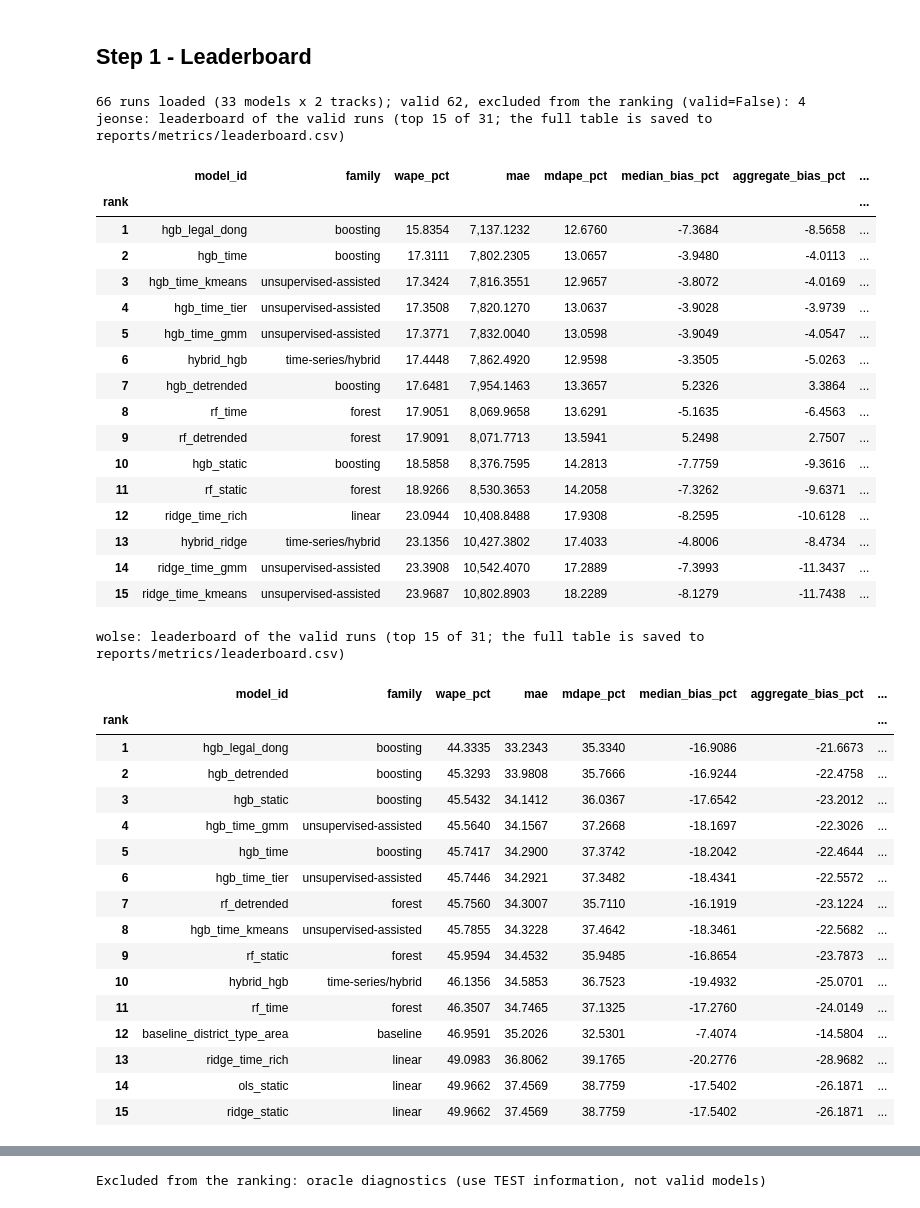
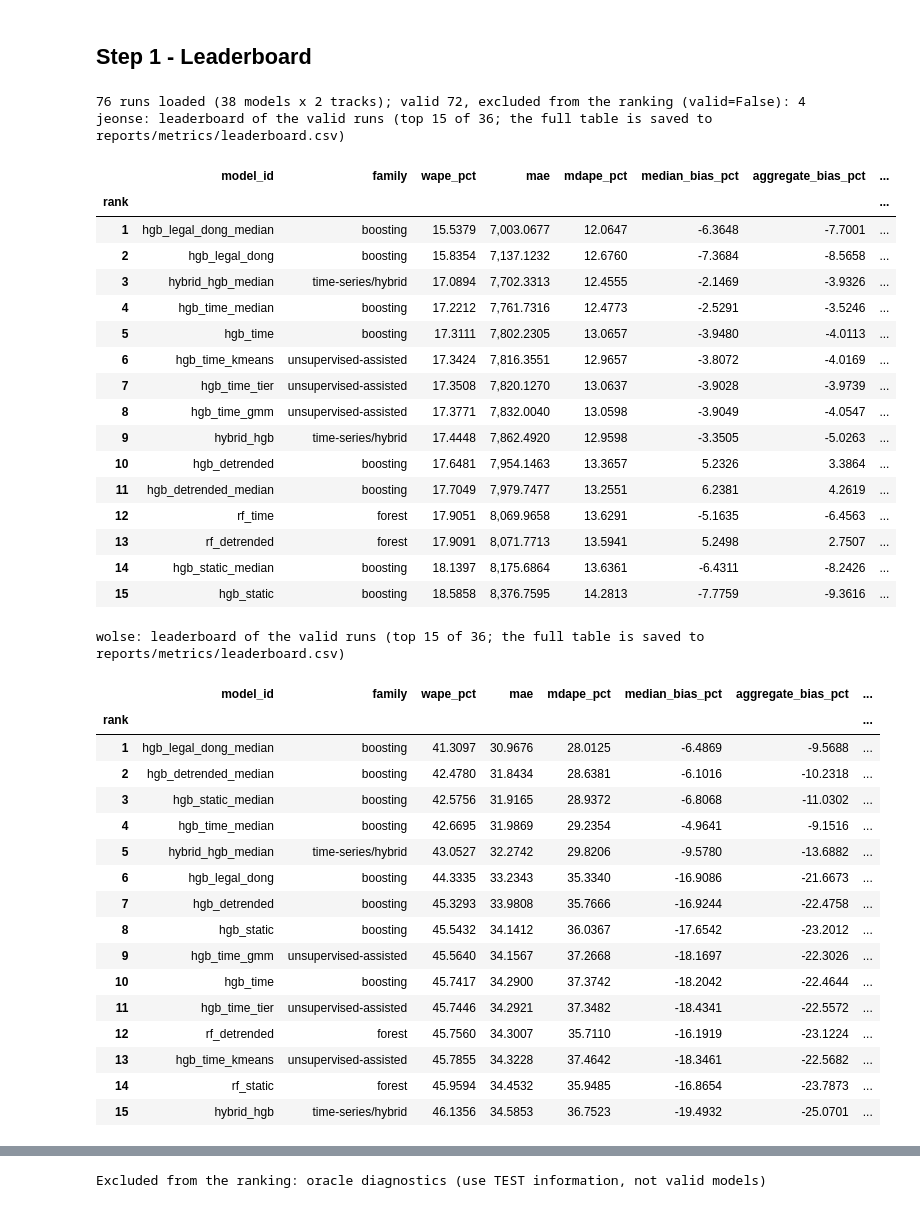
Before and after one commit to moliiner/rent_analysis_seoul, a Jupyter notebook: notebooks/09_model_comparison_projection.ipynb, the cells around one changed output, grey strips where cells are left out. Saved outputs shown, nothing was run; the diff lists cells and outputs as text; code cells hidden in the pictures.

```diff
--- a/notebooks/09_model_comparison_projection.ipynb
+++ b/notebooks/09_model_comparison_projection.ipynb
@@ -47,48 +45,48 @@ Random seed: 42
 # %%
 runs = load_runs()
 valid, invalid = ranking(runs)
 print(f"{len(runs)} runs loaded ({runs['model_id'].nunique()} models x {runs['track'].nunique()} tracks); "
       f"valid {len(valid)}, excluded from the ranking (valid=False): {len(invalid)}")
 show = ['rank', 'model_id', 'family', 'wape_pct', 'mae', 'mdape_pct', 'median_bias_pct', 'aggregate_bias_pct',
-        'mape_dq_median_pct', 'rmse_log', 'r2_log', 'extrapolation']
+        'mape_dq_median_pct', 'rmse_log', 'r2_log', 'extrapolation', 'behaviour']
 for track in config.TRACKS:
     print(f'{track}: leaderboard of the valid runs (top 15 of {int((valid.track == track).sum())}; the full table is saved to reports/metrics/leaderboard.csv)')
     display(valid[valid['track'] == track][show].head(15).set_index('rank'))
 # %% [output]
-66 runs loaded (33 models x 2 tracks); valid 62, excluded from the ranking (valid=False): 4
-jeonse: leaderboard of the valid runs (top 15 of 31; the full table is saved to reports/metrics/leaderboard.csv)
+76 runs loaded (38 models x 2 tracks); valid 72, excluded from the ranking (valid=False): 4
+jeonse: leaderboard of the valid runs (top 15 of 36; the full table is saved to reports/metrics/leaderboard.csv)
 |  | model_id | family | wape_pct | mae | mdape_pct | median_bias_pct | aggregate_bias_pct | ... |
 | rank |  |  |  |  |  |  |  | ... |
-| 1 | hgb_legal_dong | boosting | 15.8354 | 7,137.1232 | 12.6760 | -7.3684 | -8.5658 | ... |
-| 2 | hgb_time | boosting | 17.3111 | 7,802.2305 | 13.0657 | -3.9480 | -4.0113 | ... |
-| 3 | hgb_time_kmeans | unsupervised-assisted | 17.3424 | 7,816.3551 | 12.9657 | -3.8072 | -4.0169 | ... |
-| 4 | hgb_time_tier | unsupervised-assisted | 17.3508 | 7,820.1270 | 13.0637 | -3.9028 | -3.9739 | ... |
-| 5 | hgb_time_gmm | unsupervised-assisted | 17.3771 | 7,832.0040 | 13.0598 | -3.9049 | -4.0547 | ... |
-| 6 | hybrid_hgb | time-series/hybrid | 17.4448 | 7,862.4920 | 12.9598 | -3.3505 | -5.0263 | ... |
-| 7 | hgb_detrended | boosting | 17.6481 | 7,954.1463 | 13.3657 | 5.2326 | 3.3864 | ... |
-| 8 | rf_time | forest | 17.9051 | 8,069.9658 | 13.6291 | -5.1635 | -6.4563 | ... |
-| 9 | rf_detrended | forest | 17.9091 | 8,071.7713 | 13.5941 | 5.2498 | 2.7507 | ... |
-| 10 | hgb_static | boosting | 18.5858 | 8,376.7595 | 14.2813 | -7.7759 | -9.3616 | ... |
-| 11 | rf_static | forest | 18.9266 | 8,530.3653 | 14.2058 | -7.3262 | -9.6371 | ... |
-| 12 | ridge_time_rich | linear | 23.0944 | 10,408.8488 | 17.9308 | -8.2595 | -10.6128 | ... |
-| 13 | hybrid_ridge | time-series/hybrid | 23.1356 | 10,427.3802 | 17.4033 | -4.8006 | -8.4734 | ... |
-| 14 | ridge_time_gmm | unsupervised-assisted | 23.3908 | 10,542.4070 | 17.2889 | -7.3993 | -11.3437 | ... |
-| 15 | ridge_time_kmeans | unsupervised-assisted | 23.9687 | 10,802.8903 | 18.2289 | -8.1279 | -11.7438 | ... |
+| 1 | hgb_legal_dong_median | boosting | 15.5379 | 7,003.0677 | 12.0647 | -6.3648 | -7.7001 | ... |
+| 2 | hgb_legal_dong | boosting | 15.8354 | 7,137.1232 | 12.6760 | -7.3684 | -8.5658 | ... |
+| 3 | hybrid_hgb_median | time-series/hybrid | 17.0894 | 7,702.3313 | 12.4555 | -2.1469 | -3.9326 | ... |
+| 4 | hgb_time_median | boosting | 17.2212 | 7,761.7316 | 12.4773 | -2.5291 | -3.5246 | ... |
+| 5 | hgb_time | boosting | 17.3111 | 7,802.2305 | 13.0657 | -3.9480 | -4.0113 | ... |
+| 6 | hgb_time_kmeans | unsupervised-assisted | 17.3424 | 7,816.3551 | 12.9657 | -3.8072 | -4.0169 | ... |
+| 7 | hgb_time_tier | unsupervised-assisted | 17.3508 | 7,820.1270 | 13.0637 | -3.9028 | -3.9739 | ... |
+| 8 | hgb_time_gmm | unsupervised-assisted | 17.3771 | 7,832.0040 | 13.0598 | -3.9049 | -4.0547 | ... |
+| 9 | hybrid_hgb | time-series/hybrid | 17.4448 | 7,862.4920 | 12.9598 | -3.3505 | -5.0263 | ... |
+| 10 | hgb_detrended | boosting | 17.6481 | 7,954.1463 | 13.3657 | 5.2326 | 3.3864 | ... |
+| 11 | hgb_detrended_median | boosting | 17.7049 | 7,979.7477 | 13.2551 | 6.2381 | 4.2619 | ... |
+| 12 | rf_time | forest | 17.9051 | 8,069.9658 | 13.6291 | -5.1635 | -6.4563 | ... |
+| 13 | rf_detrended | forest | 17.9091 | 8,071.7713 | 13.5941 | 5.2498 | 2.7507 | ... |
+| 14 | hgb_static_median | boosting | 18.1397 | 8,175.6864 | 13.6361 | -6.4311 | -8.2426 | ... |
+| 15 | hgb_static | boosting | 18.5858 | 8,376.7595 | 14.2813 | -7.7759 | -9.3616 | ... |
-wolse: leaderboard of the valid runs (top 15 of 31; the full table is saved to reports/metrics/leaderboard.csv)
+wolse: leaderboard of the valid runs (top 15 of 36; the full table is saved to reports/metrics/leaderboard.csv)
 |  | model_id | family | wape_pct | mae | mdape_pct | median_bias_pct | aggregate_bias_pct | ... |
 | rank |  |  |  |  |  |  |  | ... |
-| 1 | hgb_legal_dong | boosting | 44.3335 | 33.2343 | 35.3340 | -16.9086 | -21.6673 | ... |
-| 2 | hgb_detrended | boosting | 45.3293 | 33.9808 | 35.7666 | -16.9244 | -22.4758 | ... |
-| 3 | hgb_static | boosting | 45.5432 | 34.1412 | 36.0367 | -17.6542 | -23.2012 | ... |
-| 4 | hgb_time_gmm | unsupervised-assisted | 45.5640 | 34.1567 | 37.2668 | -18.1697 | -22.3026 | ... |
-| 5 | hgb_time | boosting | 45.7417 | 34.2900 | 37.3742 | -18.2042 | -22.4644 | ... |
-| 6 | hgb_time_tier | unsupervised-assisted | 45.7446 | 34.2921 | 37.3482 | -18.4341 | -22.5572 | ... |
-| 7 | rf_detrended | forest | 45.7560 | 34.3007 | 35.7110 | -16.1919 | -23.1224 | ... |
-| 8 | hgb_time_kmeans | unsupervised-assisted | 45.7855 | 34.3228 | 37.4642 | -18.3461 | -22.5682 | ... |
-| 9 | rf_static | forest | 45.9594 | 34.4532 | 35.9485 | -16.8654 | -23.7873 | ... |
-| 10 | hybrid_hgb | time-series/hybrid | 46.1356 | 34.5853 | 36.7523 | -19.4932 | -25.0701 | ... |
-| 11 | rf_time | forest | 46.3507 | 34.7465 | 37.1325 | -17.2760 | -24.0149 | ... |
-| 12 | baseline_district_type_area | baseline | 46.9591 | 35.2026 | 32.5301 | -7.4074 | -14.5804 | ... |
-| 13 | ridge_time_rich | linear | 49.0983 | 36.8062 | 39.1765 | -20.2776 | -28.9682 | ... |
-| 14 | ols_static | linear | 49.9662 | 37.4569 | 38.7759 | -17.5402 | -26.1871 | ... |
-| 15 | ridge_static | linear | 49.9662 | 37.4569 | 38.7759 | -17.5402 | -26.1871 | ... |
+| 1 | hgb_legal_dong_median | boosting | 41.3097 | 30.9676 | 28.0125 | -6.4869 | -9.5688 | ... |
+| 2 | hgb_detrended_median | boosting | 42.4780 | 31.8434 | 28.6381 | -6.1016 | -10.2318 | ... |
+| 3 | hgb_static_median | boosting | 42.5756 | 31.9165 | 28.9372 | -6.8068 | -11.0302 | ... |
+| 4 | hgb_time_median | boosting | 42.6695 | 31.9869 | 29.2354 | -4.9641 | -9.1516 | ... |
+| 5 | hybrid_hgb_median | time-series/hybrid | 43.0527 | 32.2742 | 29.8206 | -9.5780 | -13.6882 | ... |
+| 6 | hgb_legal_dong | boosting | 44.3335 | 33.2343 | 35.3340 | -16.9086 | -21.6673 | ... |
+| 7 | hgb_detrended | boosting | 45.3293 | 33.9808 | 35.7666 | -16.9244 | -22.4758 | ... |
+| 8 | hgb_static | boosting | 45.5432 | 34.1412 | 36.0367 | -17.6542 | -23.2012 | ... |
+| 9 | hgb_time_gmm | unsupervised-assisted | 45.5640 | 34.1567 | 37.2668 | -18.1697 | -22.3026 | ... |
+| 10 | hgb_time | boosting | 45.7417 | 34.2900 | 37.3742 | -18.2042 | -22.4644 | ... |
+| 11 | hgb_time_tier | unsupervised-assisted | 45.7446 | 34.2921 | 37.3482 | -18.4341 | -22.5572 | ... |
+| 12 | rf_detrended | forest | 45.7560 | 34.3007 | 35.7110 | -16.1919 | -23.1224 | ... |
+| 13 | hgb_time_kmeans | unsupervised-assisted | 45.7855 | 34.3228 | 37.4642 | -18.3461 | -22.5682 | ... |
+| 14 | rf_static | forest | 45.9594 | 34.4532 | 35.9485 | -16.8654 | -23.7873 | ... |
+| 15 | hybrid_hgb | time-series/hybrid | 46.1356 | 34.5853 | 36.7523 | -19.4932 | -25.0701 | ... |
```
Also changed, not shown: parts of 51 cells of this notebook, 33 other files.
